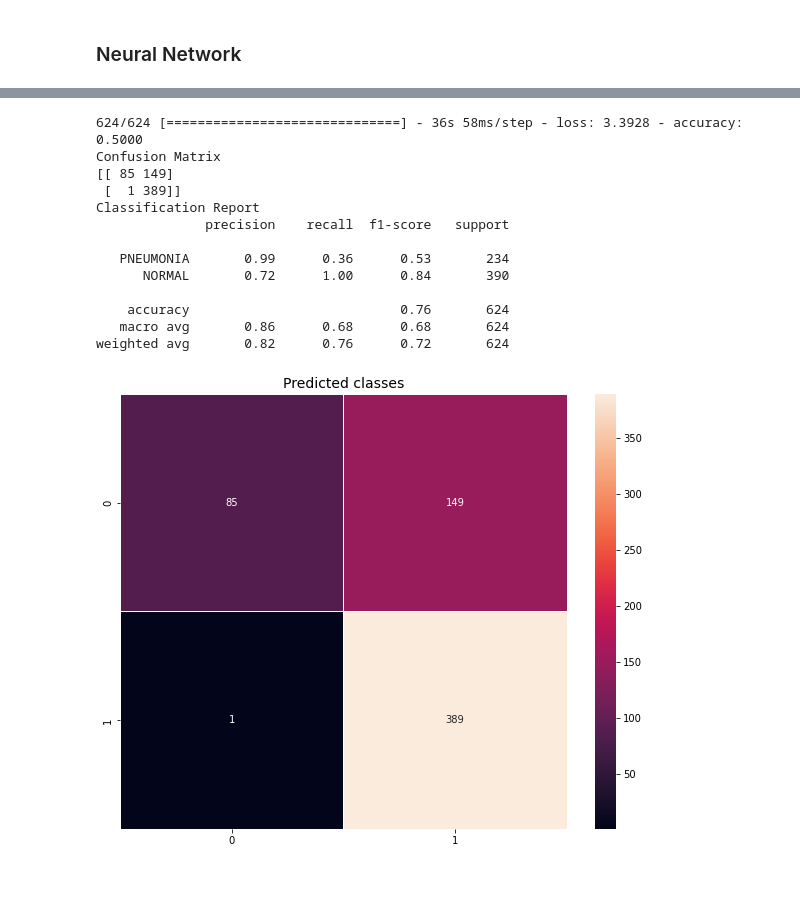
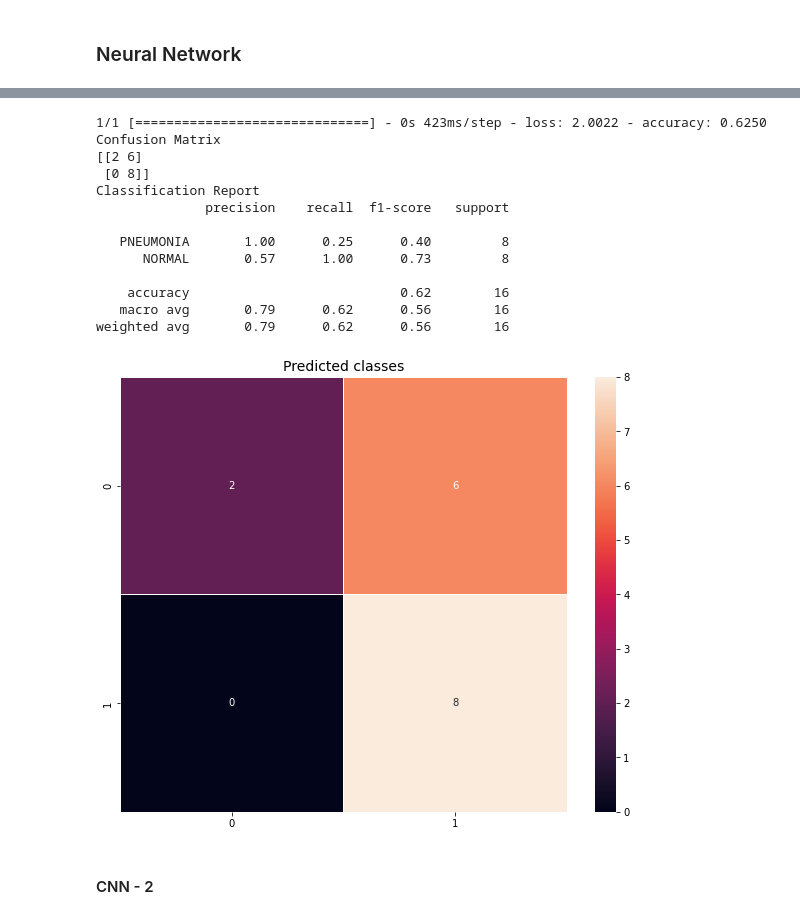
Before and after one commit to Dparanou/image-analysis-pneumonia, a Jupyter notebook: Final_Project_Image_Analysis.ipynb, the cells around one changed output, grey strips where cells are left out. Saved outputs shown, nothing was run; the diff lists cells and outputs as text; code cells hidden in the pictures; blank space fills up the shorter version.

Commit message:
add 2 cnn models and update the transfer learning model

```diff
--- a/Final_Project_Image_Analysis.ipynb
+++ b/Final_Project_Image_Analysis.ipynb
@@ -73,8 +82,7 @@ test_data = train_gen.flow_from_directory(test_directory,target_size=(76,76),
 Found 624 images belonging to 2 classes.
 # %%
 # get validate data
-val_data = train_gen.flow_from_directory(val_directory,target_size=(76,76),
-                                   batch_size=1,shuffle=False)
+val_data = test_gen.flow_from_directory(val_directory, target_size = (224, 224), batch_size = 32, class_mode = 'binary')
 # %% [output]
 Found 16 images belonging to 2 classes.
 # %%
@@ -197,0 +281,27 @@ Epoch 10/10
+# %%
+# create model
+regularizer = tf.keras.regularizers.L1L2(l1=0.01, l2=0.01)
+
+model_cnn = Sequential()
+model_cnn.add(Conv2D(8, (3, 3), activation="relu", input_shape=(224, 224, 3)))
+model_cnn.add(MaxPooling2D(pool_size = (2, 2)))
+model_cnn.add(Conv2D(16, (3, 3), activation="relu"))
+model_cnn.add(MaxPooling2D(pool_size = (2, 2)))
+model_cnn.add(Conv2D(32, (3, 3), activation="relu"))
+model_cnn.add(MaxPooling2D(pool_size = (2, 2)))
+model_cnn.add(Conv2D(64, (3, 3), activation="relu"))
+model_cnn.add(MaxPooling2D(pool_size = (2, 2)))
+model_cnn.add(Flatten())
+model_cnn.add(Dropout(0.2))
+model_cnn.add(Dense(16, activation='relu', kernel_regularizer=regularizer))
+model_cnn.add(Dense(1, activation = 'sigmoid'))
+
+model_cnn.summary()
+
+model_cnn.compile(optimizer = 'adam', loss = 'binary_crossentropy', metrics = ['accuracy'])
+# fit the model
+history_cnn = model_cnn.fit(train_data, validation_data=val_data, epochs=10, batch_size=200, verbose=2)
+# evaluate the model
+scores = model_cnn.evaluate(test_data, verbose=0)
+print(f"Loss: {scores[0]}")
+print(f"Accuracy: {scores[1] * 100}")
@@ -226,34 +351,33 @@ Text(0.5, 1.0, 'Training and validation loss')
 # %%
-from sklearn.metrics import confusion_matrix, classification_report
-
-# Confusion Matrix and Classification Report of Test dataset
-Y_pred = model.predict(test_data)
-model.evaluate(test_data)
-y_pred= np.where(Y_pred > 0.5, 1, 0)
+Y_pred_cnn = model_cnn.predict(val_data)
+model_cnn.evaluate(val_data)
+y_pred_cnn = np.where(Y_pred_cnn > 0.5, 1, 0)
 
 print('Confusion Matrix')
-print(confusion_matrix(test_data.classes, y_pred))
+print(confusion_matrix(val_data.classes, y_pred_cnn))
 
 print('Classification Report')
 target_names = os.listdir(train_directory)
-print(classification_report(test_data.classes, y_pred, target_names=target_names))
+print(classification_report(val_data.classes, y_pred_cnn, target_names=target_names))
 plt.figure(figsize=(10,8))
 
 plt.title('Predicted classes', size=14)
-sns.heatmap(confusion_matrix(test_data.classes, y_pred), annot=True, fmt = '.0f',linewidths=.5)
+sns.heatmap(confusion_matrix(val_data.classes, y_pred_cnn), annot=True, fmt = '.0f',linewidths=.5)
 plt.show()
 # %% [output]
-624/624 [==============================] - 36s 58ms/step - loss: 3.3928 - accuracy: 0.5000
+1/1 [==============================] - 0s 423ms/step - loss: 2.0022 - accuracy: 0.6250
 Confusion Matrix
-[[ 85 149]
- [  1 389]]
+[[2 6]
+ [0 8]]
 Classification Report
               precision    recall  f1-score   support
 
-   PNEUMONIA       0.99      0.36      0.53       234
-      NORMAL       0.72      1.00      0.84       390
+   PNEUMONIA       1.00      0.25      0.40         8
+      NORMAL       0.57      1.00      0.73         8
 
-    accuracy                           0.76       624
-   macro avg       0.86      0.68      0.68       624
-weighted avg       0.82      0.76      0.72       624
+    accuracy                           0.62        16
+   macro avg       0.79      0.62      0.56        16
+weighted avg       0.79      0.62      0.56        16
-[figure, old version]
+[figure, new version]
+# %% [markdown]
+#### CNN - 2
```
Also changed, not shown: parts of 18 cells of this notebook.
